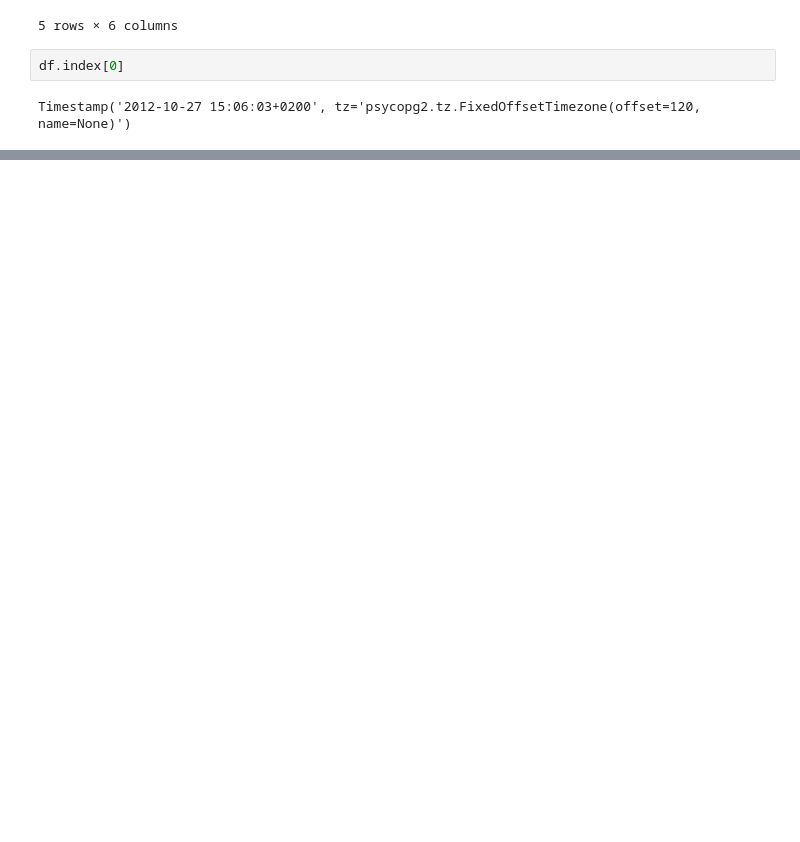
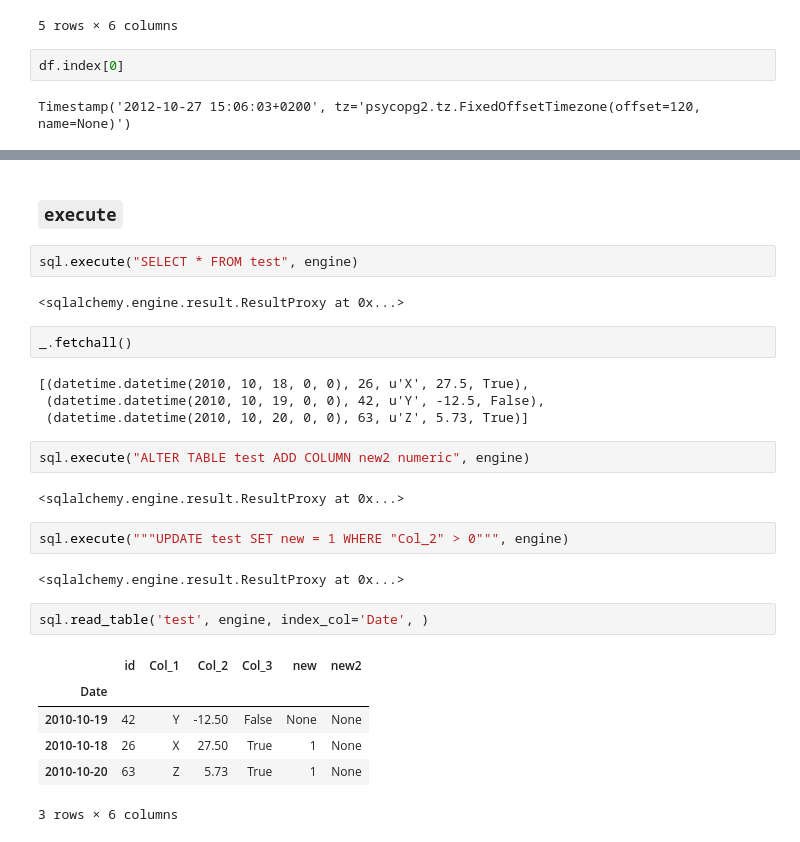
Before and after one commit to gridl/scipy_notebooks, a Jupyter notebook: pandas-pr-sql.ipynb, the cells around one changed output, grey strips where cells are left out. Drawn from its saved outputs; the diff is of its cells as text; blank space fills up the shorter version.

```diff
--- a/pandas-pr-sql.ipynb
+++ b/pandas-pr-sql.ipynb
@@ -172,0 +377,29 @@ Timestamp('2012-10-27 15:06:03+0200', tz='psycopg2.tz.FixedOffsetTimezone(offset
+# %% [markdown]
+### `execute`
+# %%
+sql.execute("SELECT * FROM test", engine)
+# %% [output]
+<sqlalchemy.engine.result.ResultProxy at 0x...>
+# %%
+_.fetchall()
+# %% [output]
+[(datetime.datetime(2010, 10, 18, 0, 0), 26, u'X', 27.5, True),
+ (datetime.datetime(2010, 10, 19, 0, 0), 42, u'Y', -12.5, False),
+ (datetime.datetime(2010, 10, 20, 0, 0), 63, u'Z', 5.73, True)]
+# %%
+sql.execute("ALTER TABLE test ADD COLUMN new2 numeric", engine)
+# %% [output]
+<sqlalchemy.engine.result.ResultProxy at 0x...>
+# %%
+sql.execute("""UPDATE test SET new = 1 WHERE "Col_2" > 0""", engine)
+# %% [output]
+<sqlalchemy.engine.result.ResultProxy at 0x...>
+# %%
+sql.read_table('test', engine, index_col='Date', )
+# %% [output]
+|  | id | Col_1 | Col_2 | Col_3 | new | new2 |
+| Date |  |  |  |  |  |  |
+| 2010-10-19 | 42 | Y | -12.50 | False | None | None |
+| 2010-10-18 | 26 | X | 27.50 | True | 1 | None |
+| 2010-10-20 | 63 | Z | 5.73 | True | 1 | None |
+3 rows × 6 columns
```
Also changed, not shown: parts of 43 cells of this notebook.
